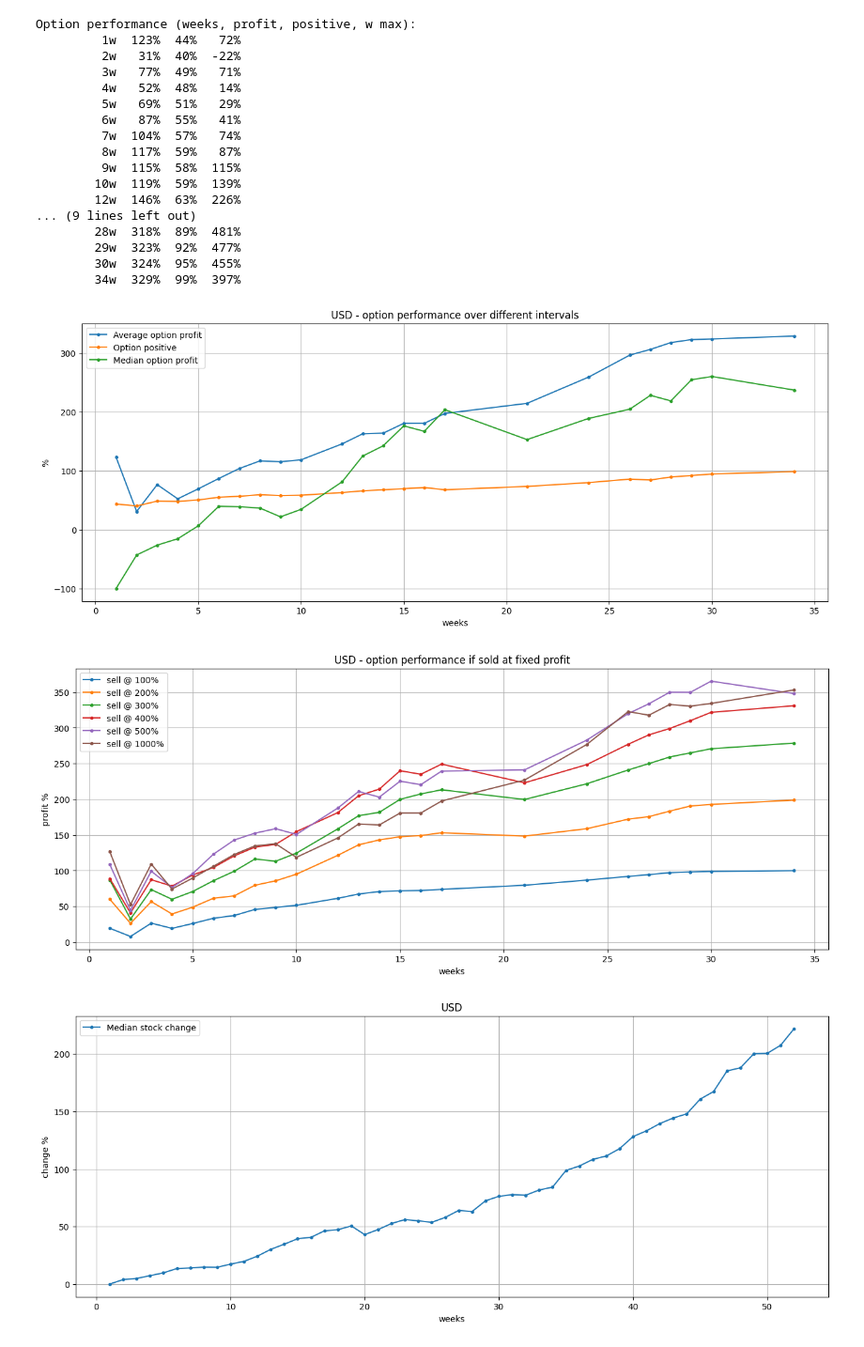
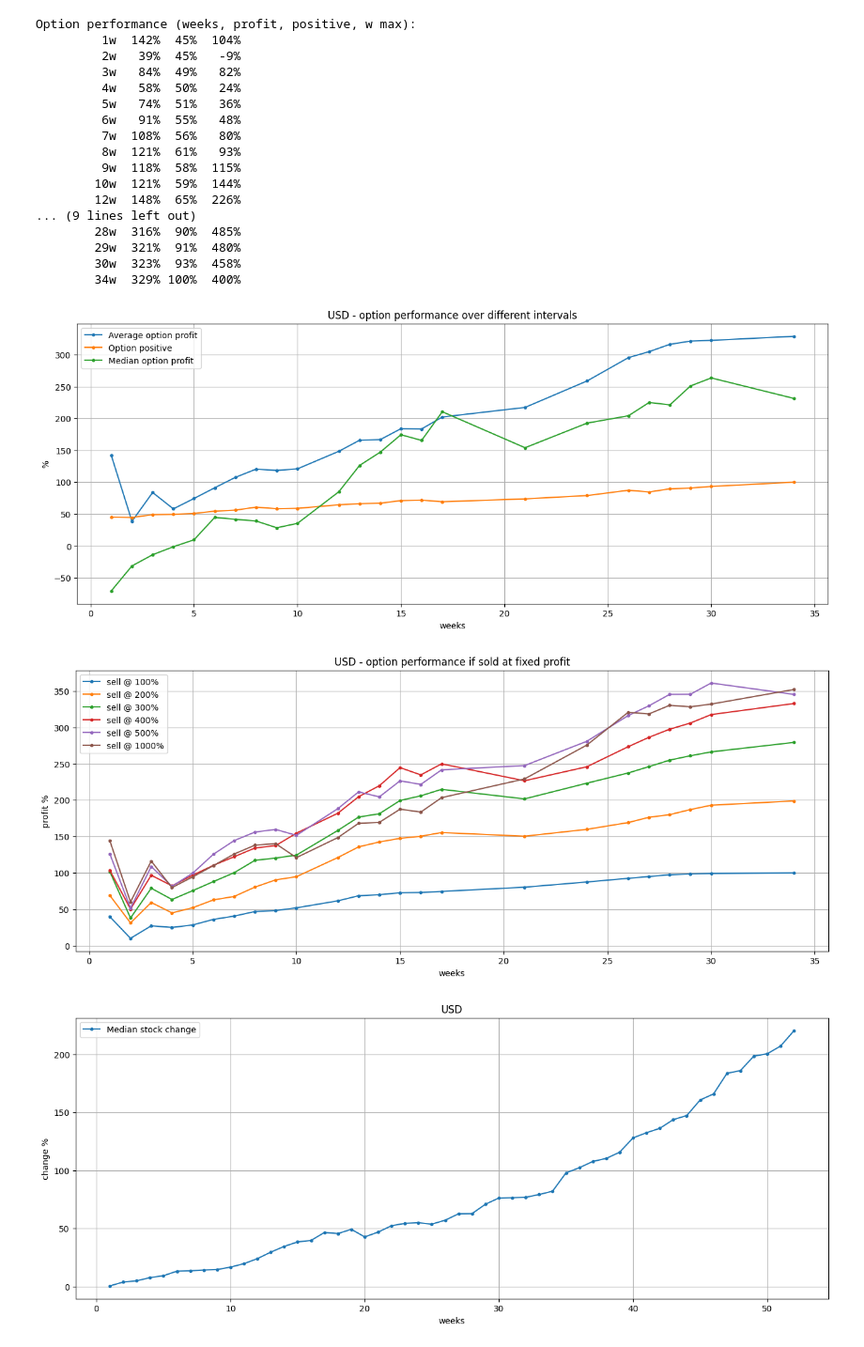
Before and after one commit to dotchev/stox, a Jupyter notebook: weekly-USD.ipynb, the cells around one changed output. Shown: that part at 94% size. Drawn from its saved outputs; the diff is of its cells as text; code cells hidden in the pictures.

Commit message:
fix sell at profit calculation

```diff
--- a/weekly-USD.ipynb
+++ b/weekly-USD.ipynb
@@ -35,6 +18,6 @@ max_weeks = 52
 # %%
 
-gap = (1/65)*100
+gap = 0
 
 option_prices = {
     1: [94/1.95],
@@ -63,7 +46,7 @@ option_prices = {
     34: [65/16.1]
 }
 
-print('option leverages:')
+print('raw option leverages:')
 for w in sorted(option_prices.keys()):
     print(f'\t{w:2}w', *[f'{x:4.1f}' for x in option_prices[w]])
 
@@ -120,22 +104,22 @@ for p in option_performance:
     print(f'\t{weeks:2}w {p[1]:4.0f}% {p[2]:3.0f}% {p[3]:4.0f}%')
 # %% [output]
 Option performance (weeks, profit, positive, w max):
-         1w  123%  44%   72%
-         2w   31%  40%  -22%
-         3w   77%  49%   71%
-         4w   52%  48%   14%
-         5w   69%  51%   29%
-         6w   87%  55%   41%
-         7w  104%  57%   74%
-         8w  117%  59%   87%
-         9w  115%  58%  115%
-        10w  119%  59%  139%
-        12w  146%  63%  226%
+         1w  142%  45%  104%
+         2w   39%  45%   -9%
+         3w   84%  49%   82%
+         4w   58%  50%   24%
+         5w   74%  51%   36%
+         6w   91%  55%   48%
+         7w  108%  56%   80%
+         8w  121%  61%   93%
+         9w  118%  58%  115%
+        10w  121%  59%  144%
+        12w  148%  65%  226%
 ... (9 lines left out)
-        28w  318%  89%  481%
-        29w  323%  92%  477%
-        30w  324%  95%  455%
-        34w  329%  99%  397%
+        28w  316%  90%  485%
+        29w  321%  91%  480%
+        30w  323%  93%  458%
+        34w  329% 100%  400%
 # %%
 from file import save_file
 
@@ -158,7 +142,7 @@ plt.ylabel('%')
 plt.grid()
 plt.show()
 # %% [output]
-[figure, old version]
+[figure, new version]
 # %%
 # weeks = 3
 # maxprofit = 200
@@ -173,27 +157,27 @@ plt.show()
 # %%
 plt.figure(figsize=(16,6))
 
 for maxprofit in [100,200,300,400,500,1000]:
     data = {}
     for weeks in option_leverage:
         lvr = option_leverage[weeks]
-        WClose = history.Close.shift(weeks)
+        WStart = history.Close.shift(weeks)
         WHigh = history.High.rolling(window=weeks).max()
-        w_profit = (((history.Close / WClose - 1) * 100 - gap) * lvr - 100).clip(lower=-100)
-        wmax_profit = (((WHigh / WClose - 1) * 100 - gap) * lvr - 100).clip(upper=maxprofit)
-        profit = wmax_profit.where(wmax_profit >= maxprofit, w_profit)
+        eow_profit = (((history.Close / WStart - 1) * 100 - gap) * lvr - 100).clip(lower=-100)
+        wmax_profit = (((WHigh / WStart - 1) * 100 - gap) * lvr - 100).clip(upper=maxprofit)
+        profit = wmax_profit.where(wmax_profit >= maxprofit, eow_profit)
         data[weeks] = profit[weeks:].mean()
 
     plt.plot(*zip(*sorted(data.items())), label=f'sell @ {maxprofit}%', marker='.')
 
 plt.legend(loc='best')
 plt.title(f'{tickerSymbol} - option performance if sold at fixed profit')
 plt.xlabel('weeks')
 plt.ylabel('profit %')
 plt.grid()
 plt.show()
 # %% [output]
-[figure, old version]
+[figure, new version]
 # %%
 plt.figure(figsize=(16,6))
 plt.plot(stock_change, label='Median stock change', marker='.')
```
Also changed, not shown: parts of 6 cells of this notebook, 1 other file.
